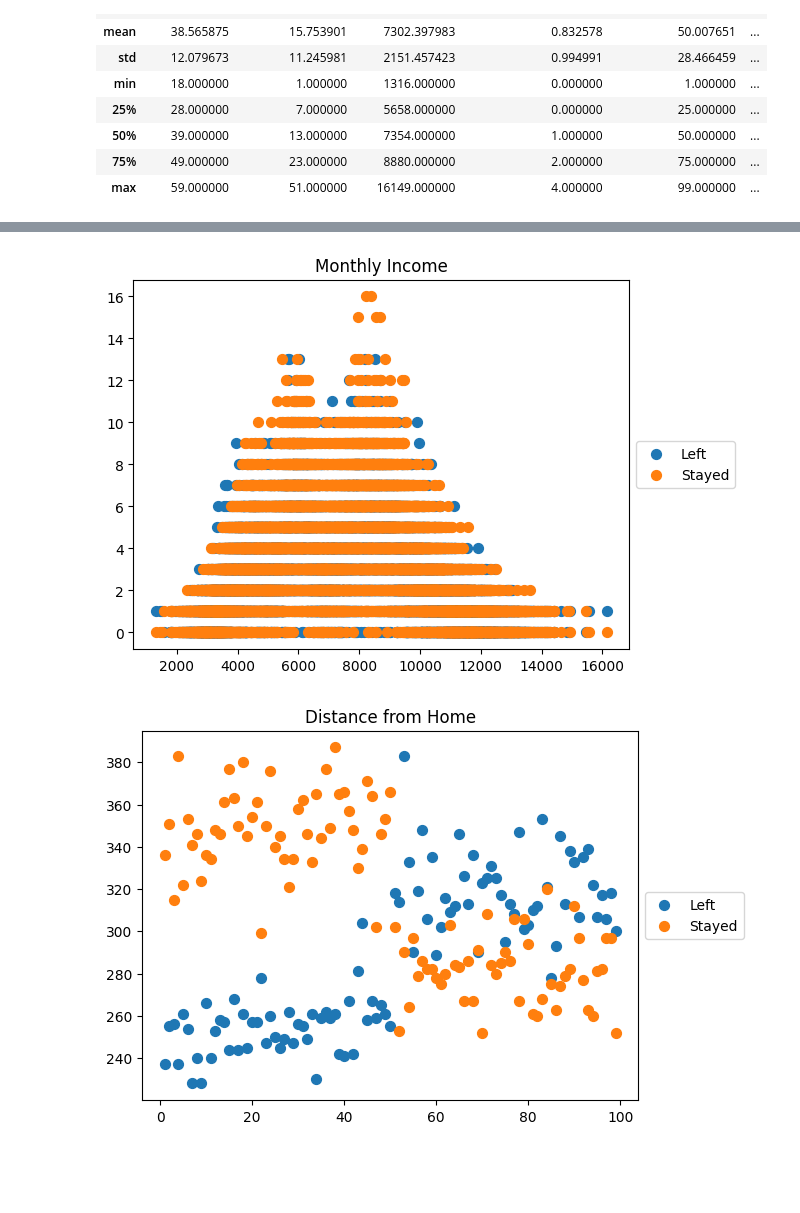
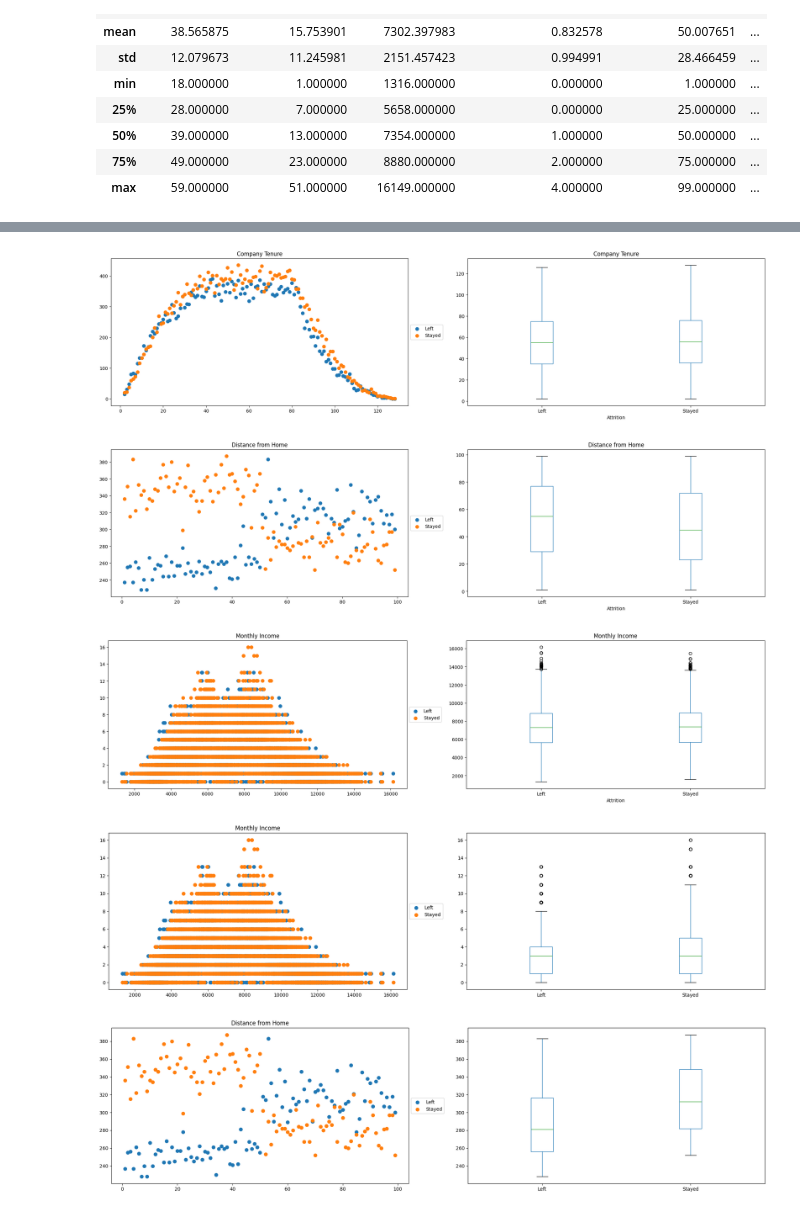
Before and after one commit to marianarrocha/Analise-De-Dados-2025, a Jupyter notebook: Random-forest-Employee-attrition/floresta_aleatoria_projeto_2025.ipynb, the cells around one changed output, grey strips where cells are left out. Saved outputs shown, nothing was run; the diff lists cells and outputs as text; code cells hidden in the pictures; blank space fills up the shorter version.

```diff
--- a/Random-forest-Employee-attrition/floresta_aleatoria_projeto_2025.ipynb
+++ b/Random-forest-Employee-attrition/floresta_aleatoria_projeto_2025.ipynb
@@ -80,0 +181,16 @@ for coluna in colunas:
+# %%
+
+for coluna in col_num.difference(['Employee ID', 'Monthly Income', 'Distance from Home', 'Company Tenure']):
+    plt.figure(figsize=(25, 6))
+
+    plt.subplot(1, 2, 1)
+    agrupado = treino.groupby([coluna,'Attrition']).size().unstack(fill_value=0)
+    agrupado.plot(kind='bar', ax=plt.gca())
+    plt.legend(loc='center left', bbox_to_anchor=(1, 0.5))
+
+    plt.subplot(1, 2, 2)
+    plt.subplot(1, 2, 2)
+    treino.boxplot(column=coluna, by='Attrition', grid=False, ax=plt.gca())
+    plt.suptitle("")
+
+    plt.show()
@@ -81,13 +202,44 @@ for coluna in colunas:
+# %%
+for coluna in col_num.difference(['Employee ID', 'Age', 'Years at Company', 'Number of Promotions', 'Number of Dependents']):
+    plt.figure(figsize=(25, 6))
+
+    agrupado = treino.groupby([coluna,'Attrition']).size().unstack(fill_value=0)
+    for categoria in agrupado.columns:
+        plt.subplot(1, 2, 1)
+        plt.scatter(agrupado.index, agrupado[categoria], label=categoria, s=50)
+    plt.legend(loc='center left', bbox_to_anchor=(1, 0.5))
+    plt.title(coluna)
+
+    plt.subplot(1, 2, 2)
+    plt.subplot(1, 2, 2)
+    treino.boxplot(column=coluna, by='Attrition', grid=False, ax=plt.gca())
+    plt.suptitle("")
+
+    plt.show()
+# %% [output]
+[figure, added]
+[figure, added]
+[figure, added]
 # %%
 outras_colunas = treino[['Monthly Income','Distance from Home','Company Tenure']]
 # %%
 for coluna in outras_colunas:
+
+    plt.figure(figsize=(25, 6))
+
     agrupado = treino.groupby([coluna,'Attrition']).size().unstack(fill_value=0)
     for categoria in agrupado.columns:
+        plt.subplot(1, 2, 1)
         plt.scatter(agrupado.index, agrupado[categoria], label=categoria, s=50)
     plt.legend(loc='center left', bbox_to_anchor=(1, 0.5))
     plt.title(coluna)
+
+    plt.subplot(1, 2, 2)
+    agrupado = treino.groupby([coluna, 'Attrition']).size().unstack(fill_value=0)
+    agrupado.boxplot(grid=False)
+    plt.suptitle("")
+
     plt.show()
 # %% [output]
-[figure, old version]
+[figure, new version]
-[figure, old version]
+[figure, new version]
```
Also changed, not shown: parts of 54 cells of this notebook, 1 other file.
